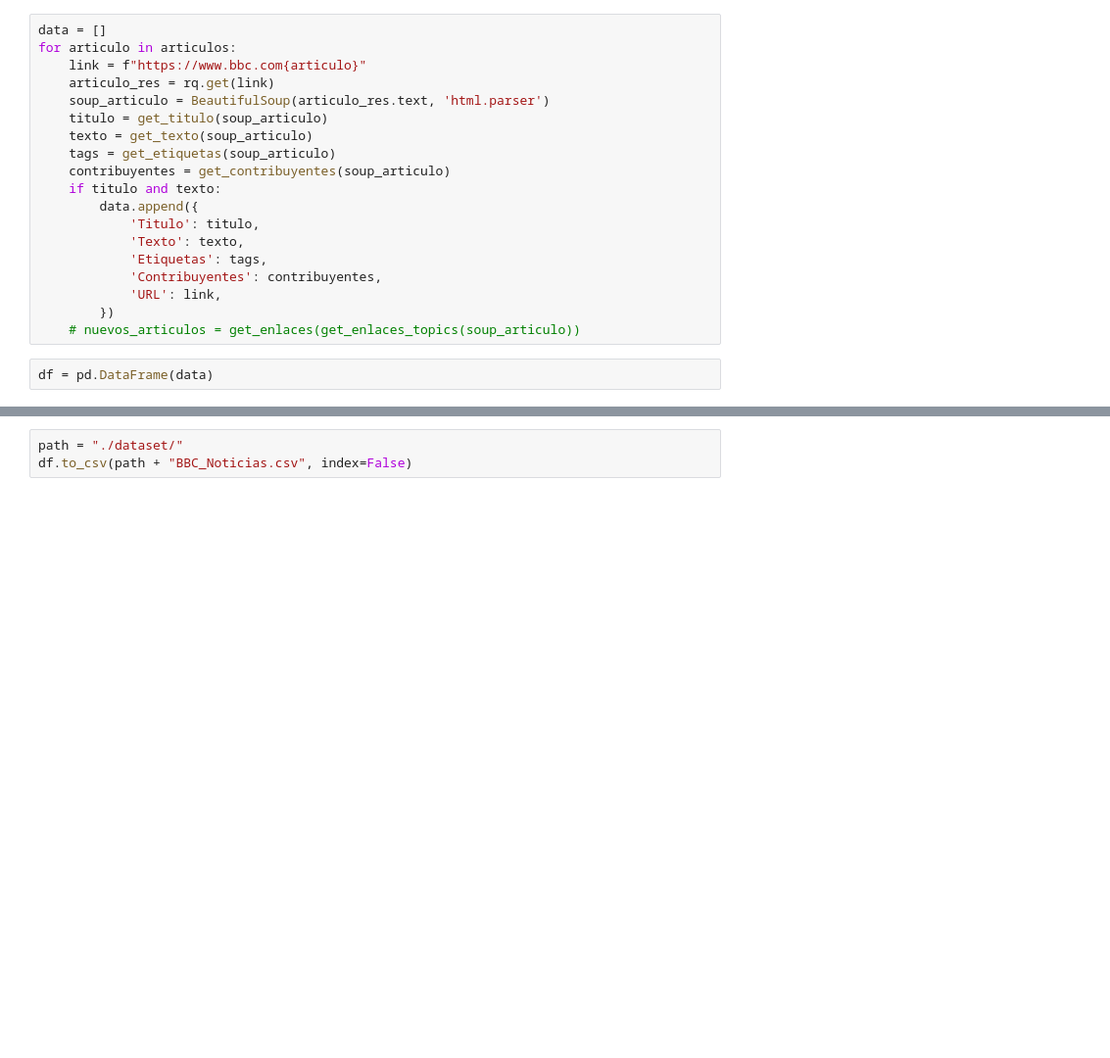
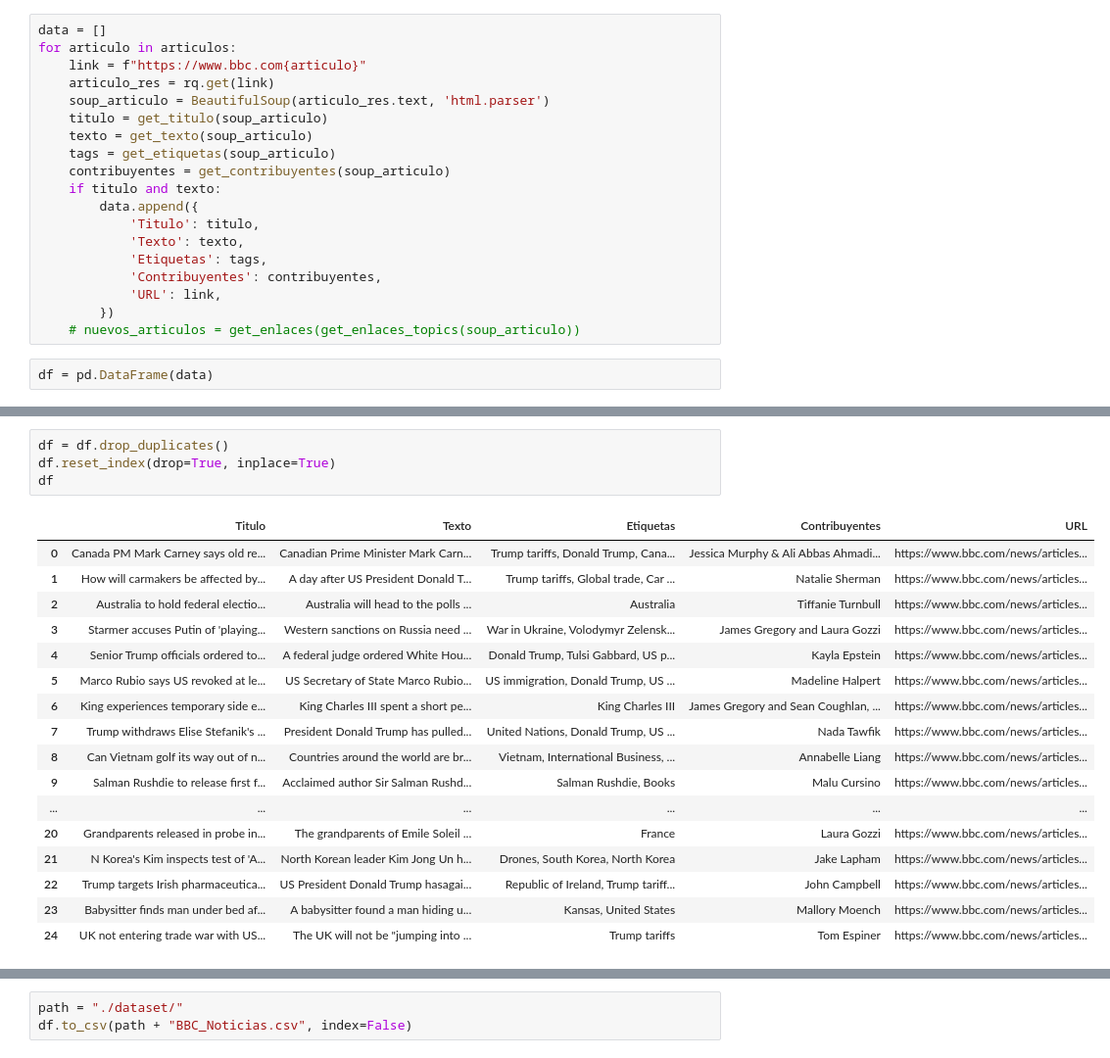
Before and after one commit to jzarcoo/FakeNewsDetection, a Jupyter notebook: ScrappingNoticias.ipynb, the cells around one changed output, grey strips where cells are left out. Shown at 98% size. Saved outputs shown, nothing was run; the diff lists cells and outputs as text; blank space fills up the shorter version.

```diff
--- a/ScrappingNoticias.ipynb
+++ b/ScrappingNoticias.ipynb
@@ -99,3 +100,25 @@ df
+# %%
+df = df.drop_duplicates()
+df.reset_index(drop=True, inplace=True)
+df
+# %% [output]
+|  | Titulo | Texto | Etiquetas | Contribuyentes | URL |
+| 0 | Canada PM Mark Carney says old re... | Canadian Prime Minister Mark Carn... | Trump tariffs, Donald Trump, Cana... | Jessica Murphy & Ali Abbas Ahmadi... | https://www.bbc.com/news/articles... |
+| 1 | How will carmakers be affected by... | A day after US President Donald T... | Trump tariffs, Global trade, Car ... | Natalie Sherman | https://www.bbc.com/news/articles... |
+| 2 | Australia to hold federal electio... | Australia will head to the polls ... | Australia | Tiffanie Turnbull | https://www.bbc.com/news/articles... |
+| 3 | Starmer accuses Putin of 'playing... | Western sanctions on Russia need ... | War in Ukraine, Volodymyr Zelensk... | James Gregory and Laura Gozzi | https://www.bbc.com/news/articles... |
+| 4 | Senior Trump officials ordered to... | A federal judge ordered White Hou... | Donald Trump, Tulsi Gabbard, US p... | Kayla Epstein | https://www.bbc.com/news/articles... |
+| 5 | Marco Rubio says US revoked at le... | US Secretary of State Marco Rubio... | US immigration, Donald Trump, US ... | Madeline Halpert | https://www.bbc.com/news/articles... |
+| 6 | King experiences temporary side e... | King Charles III spent a short pe... | King Charles III | James Gregory and Sean Coughlan, ... | https://www.bbc.com/news/articles... |
+| 7 | Trump withdraws Elise Stefanik's ... | President Donald Trump has pulled... | United Nations, Donald Trump, US ... | Nada Tawfik | https://www.bbc.com/news/articles... |
+| 8 | Can Vietnam golf its way out of n... | Countries around the world are br... | Vietnam, International Business, ... | Annabelle Liang | https://www.bbc.com/news/articles... |
+| 9 | Salman Rushdie to release first f... | Acclaimed author Sir Salman Rushd... | Salman Rushdie, Books | Malu Cursino | https://www.bbc.com/news/articles... |
+| ... | ... | ... | ... | ... | ... |
+| 20 | Grandparents released in probe in... | The grandparents of Emile Soleil ... | France | Laura Gozzi | https://www.bbc.com/news/articles... |
+| 21 | N Korea's Kim inspects test of 'A... | North Korean leader Kim Jong Un h... | Drones, South Korea, North Korea | Jake Lapham | https://www.bbc.com/news/articles... |
+| 22 | Trump targets Irish pharmaceutica... | US President Donald Trump hasagai... | Republic of Ireland, Trump tariff... | John Campbell | https://www.bbc.com/news/articles... |
+| 23 | Babysitter finds man under bed af... | A babysitter found a man hiding u... | Kansas, United States | Mallory Moench | https://www.bbc.com/news/articles... |
+| 24 | UK not entering trade war with US... | The UK will not be "jumping into ... | Trump tariffs | Tom Espiner | https://www.bbc.com/news/articles... |
 # %%
 n = 0
 print(df['URL'][n])
```
Also changed, not shown: parts of 4 cells of this notebook, 6 other files.
